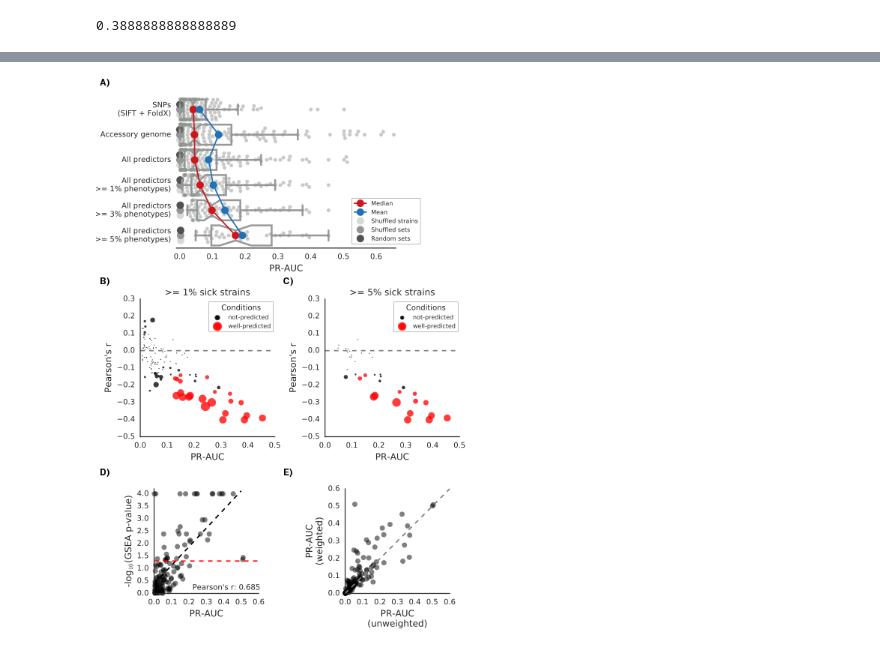
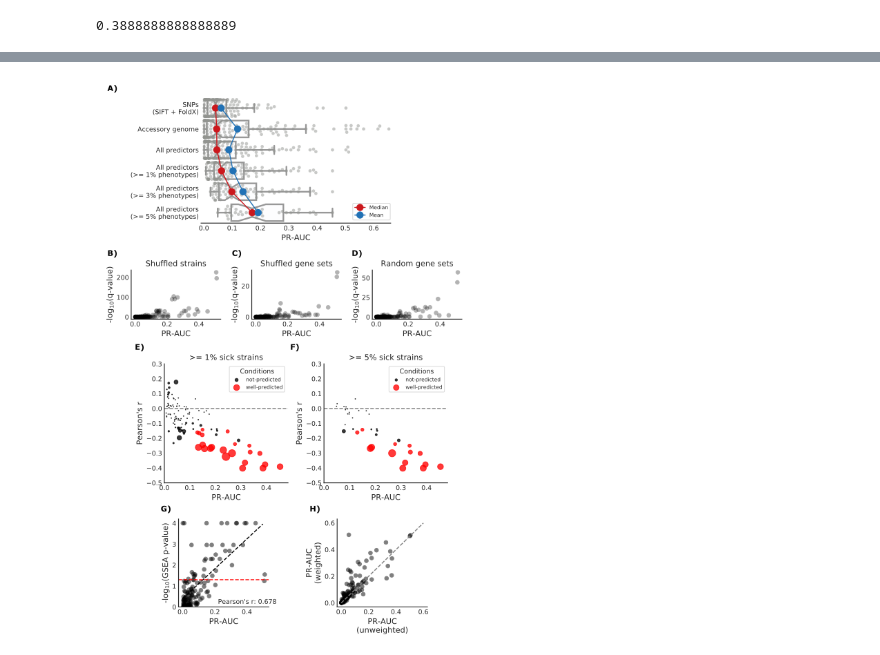
Before and after one commit to mgalardini/ecopredict, a Jupyter notebook: notebooks/sfig4.ipynb, the cells around one changed output, grey strips where cells are left out. Cells and saved outputs as stored; diff of their text form; code cells hidden in the pictures.

```diff
--- a/notebooks/sfig4.ipynb
+++ b/notebooks/sfig4.ipynb
@@ -414,46 +555,51 @@ plt.savefig('sfig4d.svg', dpi=150)
 import svgutils.transform as sg
 import sys
 
 #create new SVG figure
-fig = sg.SVGFigure("7in", "8.3in")
+fig = sg.SVGFigure("7in", "9in")
 
 # load matpotlib-generated figures
 fig1 = sg.fromfile('../plots/conditions_all_auc.svg')
+fig1a = sg.fromfile('sfig4a1.svg')
 fig2 = sg.fromfile('sfig4a.svg')
 fig3 = sg.fromfile('sfig4b.svg')
 fig4 = sg.fromfile('sfig4c.svg')
 fig5 = sg.fromfile('sfig4d.svg')
 
 # get the plot objects
 plot1 = fig1.getroot()
-plot1.moveto(60, 0, scale=1)
+plot1.moveto(115, 0, scale=1)
+plot1a = fig1a.getroot()
+plot1a.moveto(0, 270, scale=1)
 plot2 = fig2.getroot()
-plot2.moveto(0, 270, scale=1)
-# plot3 = fig3.getroot()
-# plot3.moveto(45, 530, scale=1)
+plot2.moveto(50, 415, scale=1)
 plot4 = fig4.getroot()
-plot4.moveto(55, 530, scale=1)
+plot4.moveto(105, 660, scale=1)
 plot5 = fig5.getroot()
-plot5.moveto(310, 530, scale=1)
+plot5.moveto(350, 660, scale=1)
 
 # add text labels
-txt1 = sg.TextElement(5,  10, "A)", size=12, weight="bold")
-txt2 = sg.TextElement(5,  275, "B)", size=12, weight="bold")
-txt3 = sg.TextElement(250,  275, "C)", size=12, weight="bold")
-# txt4 = sg.TextElement(25,  530, "D)", size=12, weight="bold")
-txt5 = sg.TextElement(5,  530, "D)", size=12, weight="bold")
-txt6 = sg.TextElement(250,  530, "E)", size=12, weight="bold")
+txt1 = sg.TextElement(17.5,  20, "A)", size=12, weight="bold")
+txt2 = sg.TextElement(17.5,  275, "B)", size=12, weight="bold")
+txt3 = sg.TextElement(210,  275, "C)", size=12, weight="bold")
+txt5 = sg.TextElement(395,  275, "D)", size=12, weight="bold")
+txt6 = sg.TextElement(60,  420, "E)", size=12, weight="bold")
+txt7 = sg.TextElement(300,  420, "F)", size=12, weight="bold")
+txt8 = sg.TextElement(100,  670, "G)", size=12, weight="bold")
+txt9 = sg.TextElement(330,  670, "H)", size=12, weight="bold")
 
 # append plots and labels to figure
-fig.append([plot1, plot2, plot4, plot5])
-fig.append([txt1, txt2, txt3, txt5, txt6])
+fig.append([plot1, plot1a, plot2, plot4, plot5])
+fig.append([txt1, txt2, txt3, txt5, txt6, txt7,
+            txt8, txt9])
 
+# save generated SVG files
 # save generated SVG files
 fig.save("../figures/supplementary/sfig4.svg")
 
 !convert ../figures/supplementary/sfig4.svg sfig4.png
 
 from IPython.display import Image
 Image(filename='sfig4.png')
 # %% [output]
-[figure, old version]
+[figure, new version]
```
Also changed, not shown: parts of 14 cells of this notebook, 5 other files.
